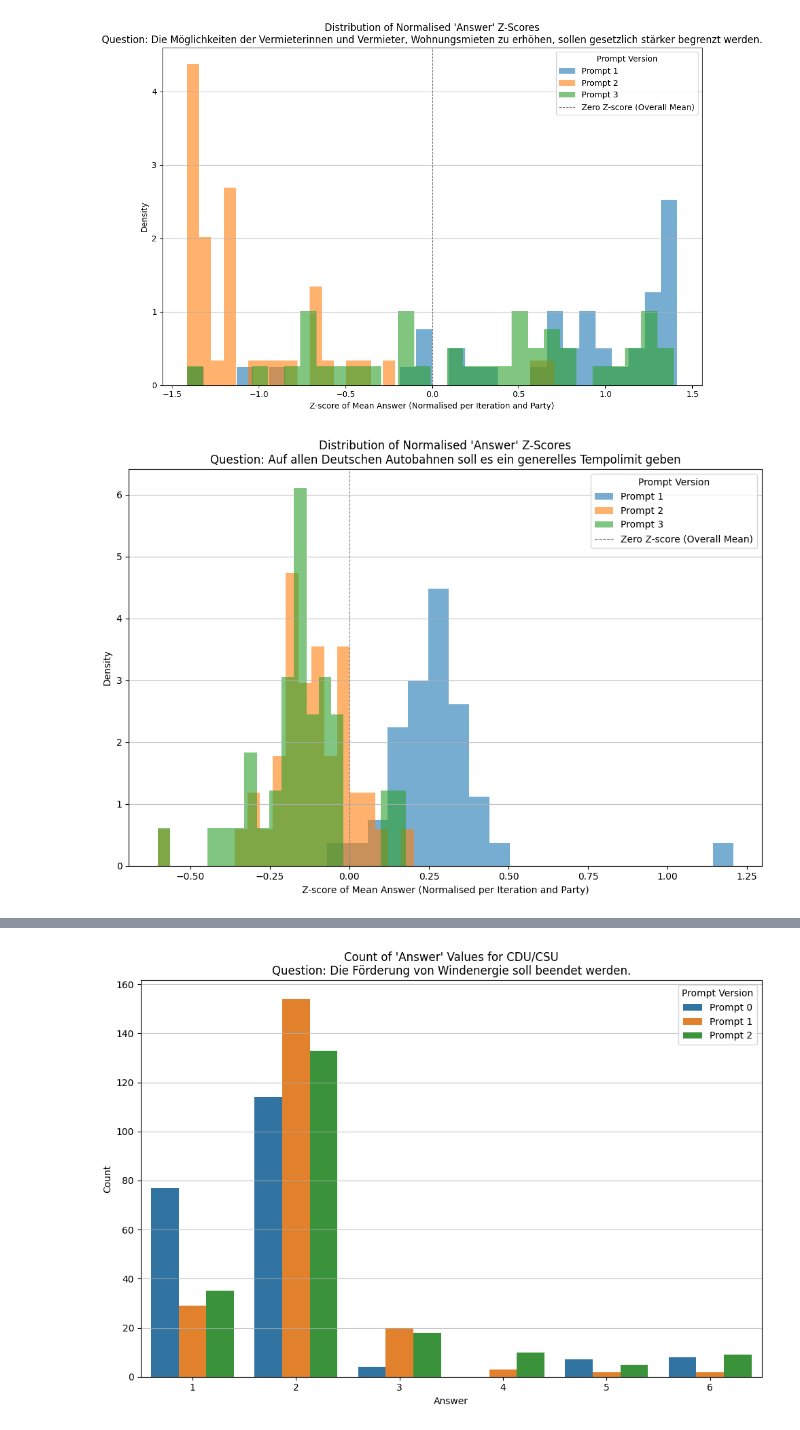
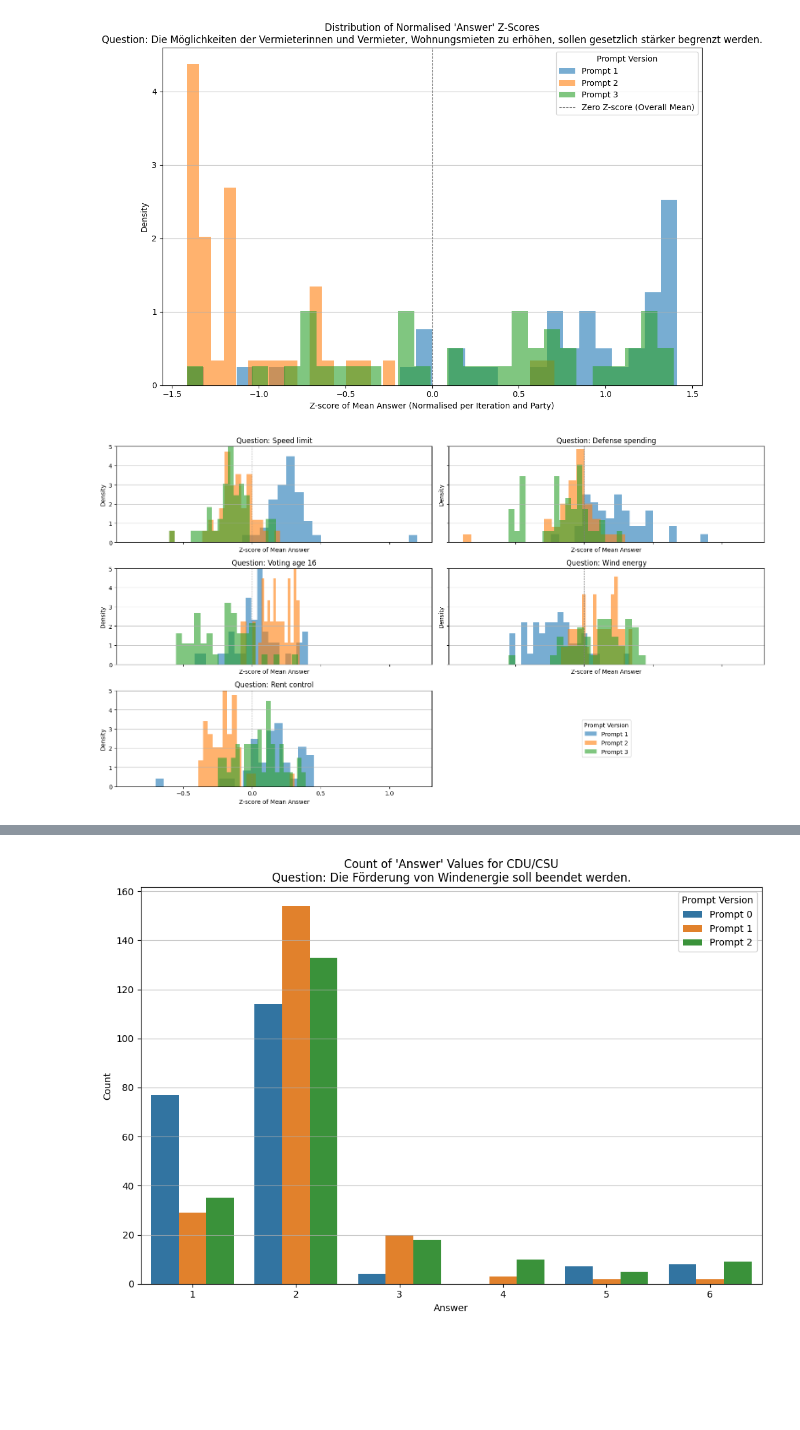
Before and after one commit to LawrenceFulton/SAUCE, a Jupyter notebook: analyze/lmm.ipynb, the cells around one changed output, grey strips where cells are left out. Drawn from its saved outputs; the diff is of its cells as text; code cells hidden in the pictures; blank space fills up the shorter version.

```diff
--- a/analyze/lmm.ipynb
+++ b/analyze/lmm.ipynb
@@ -115,3 +123,7 @@ print(f"length of all_answers_versions: {len(all_answers_versions)}")
 | 2099 | 4 | FDP | CDU/CSU | 4 | 2 | 5 | 4 | 5 | 5 | ... |
 2100 rows × 17 columns
 length of all_answers_versions: 2100
+# %%
+# cahnge 'keine Partei' to 'Default'
+all_answers_versions = all_answers_versions.replace("keine Partei", "Default")
+display(all_answers_versions)
@@ -341,18 +454,18 @@ for question in plot_df["question_index"].unique():
     print(f"Plotting for question {question}: {QUESTIONS[int(question)]}")
 
     # Aggregate means per repetition, party, version for this question
-    aggregated_means = plot_df[plot_df["question_index"] == question].groupby(
+    question_data = plot_df[plot_df["question_index"] == question].groupby(
         ["time", "party", "version"]
     )["answer"].mean().reset_index()
-    aggregated_means.rename(columns={"answer": "mean_answer"}, inplace=True)
+    question_data.rename(columns={"answer": "mean_answer"}, inplace=True)
 
     # Normalise per time and party
     normalised_df = pd.DataFrame()
-    for time in aggregated_means["time"].unique():
-        for party in aggregated_means["party"].unique():
-            iteration_data = aggregated_means[
-                (aggregated_means["time"] == time)
-                & (aggregated_means["party"] == party)
+    for time in question_data["time"].unique():
+        for prompts in question_data["party"].unique():
+            iteration_data = question_data[
+                (question_data["time"] == time)
+                & (question_data["party"] == prompts)
             ].copy()
             scaler = StandardScaler()
             iteration_data["z_score"] = scaler.fit_transform(iteration_data[["mean_answer"]])
@@ -394,52 +507,72 @@ Plotting for question 4: Die Möglichkeiten der Vermieterinnen und Vermieter, Wo
 prompt_labels = {
     0: "Prompt 1",
     1: "Prompt 2",
     2: "Prompt 3"
 }
 
-for question in plot_df["question_index"].unique():
+fig, axes = plt.subplots(3, 2, figsize=(16, 9), sharex=True, sharey=True)
+axes = axes.flatten()
+
+n_questions = len(plot_df["question_index"].unique())
+
+for ax, question in zip(axes, plot_df["question_index"].unique()):
     normalised_df = {0: [], 1: [], 2: []}
-    aggregated_means = plot_df[plot_df["question_index"] == question].copy()
+    question_data = plot_df[plot_df["question_index"] == question].copy()
+
+    for time in question_data["time"].unique():
+        for prompts in question_data["party"].unique():
+            iteration_data = question_data[
+                 (question_data["time"] == time)
+                & (question_data["party"] == prompts)
+            ].copy()
 
 
-    for time in aggregated_means["time"].unique():
-        for party in aggregated_means["party"].unique():
-            iteration_data = aggregated_means[
-                 (aggregated_means["time"] == time)
-                & (aggregated_means["party"] == party)
-
-            ].copy()
             scaler = StandardScaler()
             scaler.fit(iteration_data[["answer"]].values.reshape(-1, 1))
             for prompt_v in range(3):
                 mean = np.mean(
                     iteration_data[iteration_data["version"] == prompt_v]["answer"]
                 )
                 z_score = scaler.transform(np.array([[mean]]))[0][0]
                 normalised_df[prompt_v].append(z_score)
 
-    plt.figure(figsize=(10, 7))
+
+
+
+
+
     versions_sorted = sorted(normalised_df.keys())
     for version_str in versions_sorted:
         prompt_v = version_str
         version_data = normalised_df[prompt_v]
-        plt.hist(
+        ax.hist(
             version_data,
             bins=20,
             alpha=0.6,
             label=prompt_labels[prompt_v],
             density=True,
             histtype="stepfilled",
         )
-    plt.axvline(
-        0, color="grey", linestyle="--", linewidth=0.8, label="Zero Z-score (Overall Mean)"
-    )
-    plt.title(f"Distribution of Normalised 'Answer' Z-Scores\nQuestion: {QUESTIONS[int(question)]}")
-    plt.xlabel("Z-score of Mean Answer (Normalised per Iteration and Party)")
-    plt.ylabel("Density")
-    plt.legend(title="Prompt Version")
-    plt.grid(axis="y", alpha=0.75)
-    plt.tight_layout()
-    plt.show()
+
+    ax.axvline(0, color='grey', linestyle='--', linewidth=0.8)
+    ax.set_title(f"Question: {QUESTIONS_SHORT_EN[int(question)]}")
+    ax.set_xlabel("Z-score of Mean Answer")
+    ax.set_ylabel("Density")
+    ax.set_ylim(0, 5)
+    ax.grid(axis='y', alpha=0.75)
+
+if n_questions < len(axes):
+    legend_ax = axes[n_questions]
+    legend_ax.axis("off")  # hide axis
+    handles, labels = axes[0].get_legend_handles_labels()
+    legend_ax.legend(handles, labels, title="Prompt Version", loc="center")
+
+# Hide any additional unused axes (in case of fewer than 5)
+for ax in axes[n_questions+1:]:
+    ax.set_visible(False)
+
+plt.tight_layout()
+# plt.savefig("figures/normalised_answer_distributions.pdf")
+plt.show()
 # %% [output]
-[figure, old version]
+[figure, new version]
```
Also changed, not shown: parts of 14 cells of this notebook, 6 other files.
